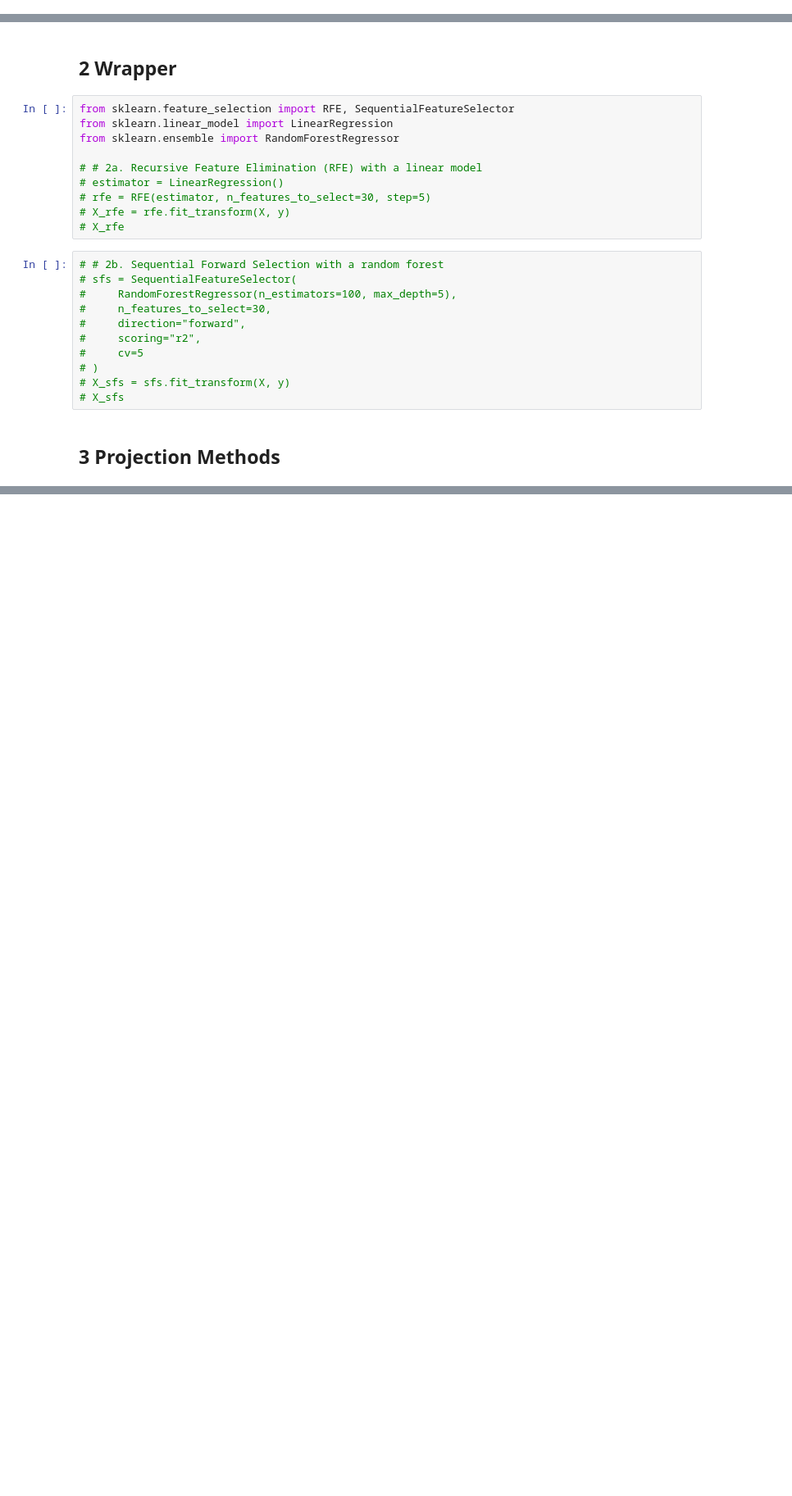
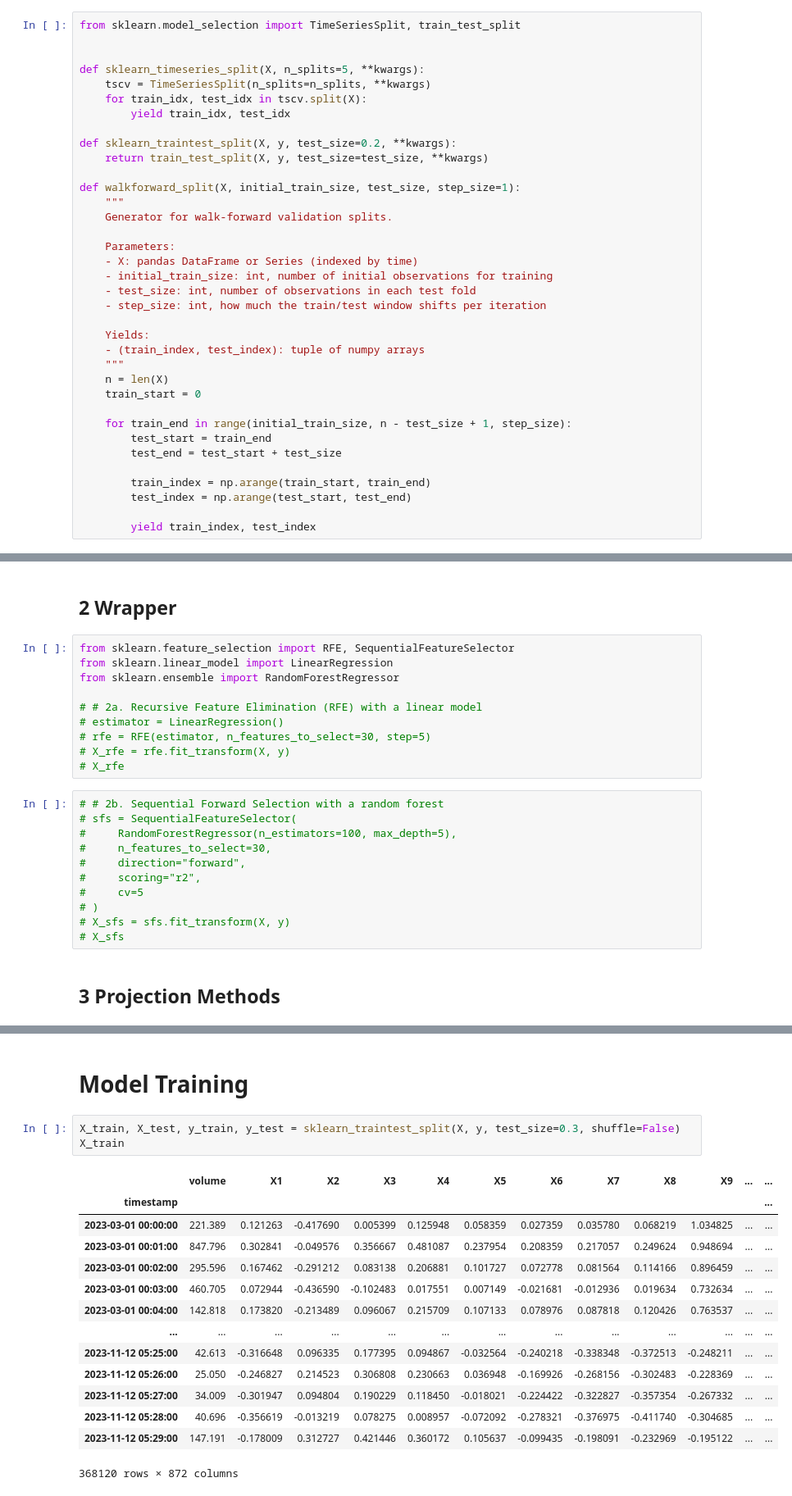
Before and after one commit to ryantjx/kaggle, a Jupyter notebook: drw-cryptomarketprediction2025/treemodels2.ipynb, the cells around one changed output, grey strips where cells are left out. Shown at 82% size. Cells and saved outputs as stored; diff of their text form; blank space fills up the shorter version.

```diff
--- a/drw-cryptomarketprediction2025/treemodels2.ipynb
+++ b/drw-cryptomarketprediction2025/treemodels2.ipynb
@@ -198,0 +65,36 @@ def evaluate_grid(X, y, params_data, params_split, params_model, is_linear=False
+# %%
+from sklearn.model_selection import TimeSeriesSplit, train_test_split
+
+
+def sklearn_timeseries_split(X, n_splits=5, **kwargs):
+    tscv = TimeSeriesSplit(n_splits=n_splits, **kwargs)
+    for train_idx, test_idx in tscv.split(X):
+        yield train_idx, test_idx
+
+def sklearn_traintest_split(X, y, test_size=0.2, **kwargs):
+    return train_test_split(X, y, test_size=test_size, **kwargs)
+
+def walkforward_split(X, initial_train_size, test_size, step_size=1):
+    """
+    Generator for walk-forward validation splits.
+
+    Parameters:
+    - X: pandas DataFrame or Series (indexed by time)
+    - initial_train_size: int, number of initial observations for training
+    - test_size: int, number of observations in each test fold
+    - step_size: int, how much the train/test window shifts per iteration
+
+    Yields:
+    - (train_index, test_index): tuple of numpy arrays
+    """
+    n = len(X)
+    train_start = 0
+
+    for train_end in range(initial_train_size, n - test_size + 1, step_size):
+        test_start = train_end
+        test_end = test_start + test_size
+
+        train_index = np.arange(train_start, train_end)
+        test_index = np.arange(test_start, test_end)
+
+        yield train_index, test_index
@@ -495,0 +515,20 @@ results = evaluate_grid(
+# %% [markdown]
+# Model Training
+# %%
+X_train, X_test, y_train, y_test = sklearn_traintest_split(X, y, test_size=0.3, shuffle=False)
+X_train
+# %% [output]
+|  | volume | X1 | X2 | X3 | X4 | X5 | X6 | X7 | X8 | X9 | ... | ... |
+| timestamp |  |  |  |  |  |  |  |  |  |  |  | ... |
+| 2023-03-01 00:00:00 | 221.389 | 0.121263 | -0.417690 | 0.005399 | 0.125948 | 0.058359 | 0.027359 | 0.035780 | 0.068219 | 1.034825 | ... | ... |
+| 2023-03-01 00:01:00 | 847.796 | 0.302841 | -0.049576 | 0.356667 | 0.481087 | 0.237954 | 0.208359 | 0.217057 | 0.249624 | 0.948694 | ... | ... |
+| 2023-03-01 00:02:00 | 295.596 | 0.167462 | -0.291212 | 0.083138 | 0.206881 | 0.101727 | 0.072778 | 0.081564 | 0.114166 | 0.896459 | ... | ... |
+| 2023-03-01 00:03:00 | 460.705 | 0.072944 | -0.436590 | -0.102483 | 0.017551 | 0.007149 | -0.021681 | -0.012936 | 0.019634 | 0.732634 | ... | ... |
+| 2023-03-01 00:04:00 | 142.818 | 0.173820 | -0.213489 | 0.096067 | 0.215709 | 0.107133 | 0.078976 | 0.087818 | 0.120426 | 0.763537 | ... | ... |
+| ... | ... | ... | ... | ... | ... | ... | ... | ... | ... | ... | ... | ... |
+| 2023-11-12 05:25:00 | 42.613 | -0.316648 | 0.096335 | 0.177395 | 0.094867 | -0.032564 | -0.240218 | -0.338348 | -0.372513 | -0.248211 | ... | ... |
+| 2023-11-12 05:26:00 | 25.050 | -0.246827 | 0.214523 | 0.306808 | 0.230663 | 0.036948 | -0.169926 | -0.268156 | -0.302483 | -0.228369 | ... | ... |
+| 2023-11-12 05:27:00 | 34.009 | -0.301947 | 0.094804 | 0.190229 | 0.118450 | -0.018021 | -0.224422 | -0.322827 | -0.357354 | -0.267332 | ... | ... |
+| 2023-11-12 05:28:00 | 40.696 | -0.356619 | -0.013219 | 0.078275 | 0.008957 | -0.072092 | -0.278321 | -0.376975 | -0.411740 | -0.304685 | ... | ... |
+| 2023-11-12 05:29:00 | 147.191 | -0.178009 | 0.312727 | 0.421446 | 0.360172 | 0.105637 | -0.099435 | -0.198091 | -0.232969 | -0.195122 | ... | ... |
+368120 rows × 872 columns
```
Also changed, not shown: parts of 31 cells of this notebook, 3 other files.
